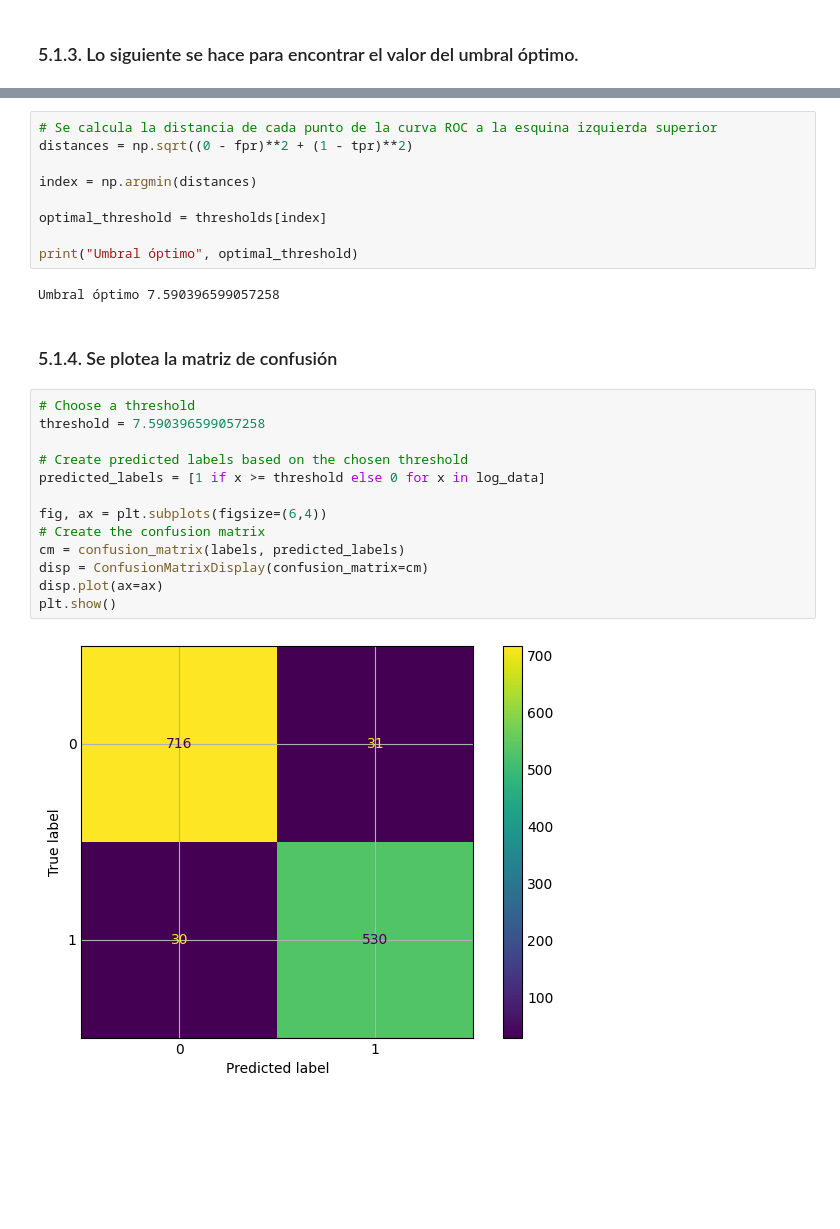
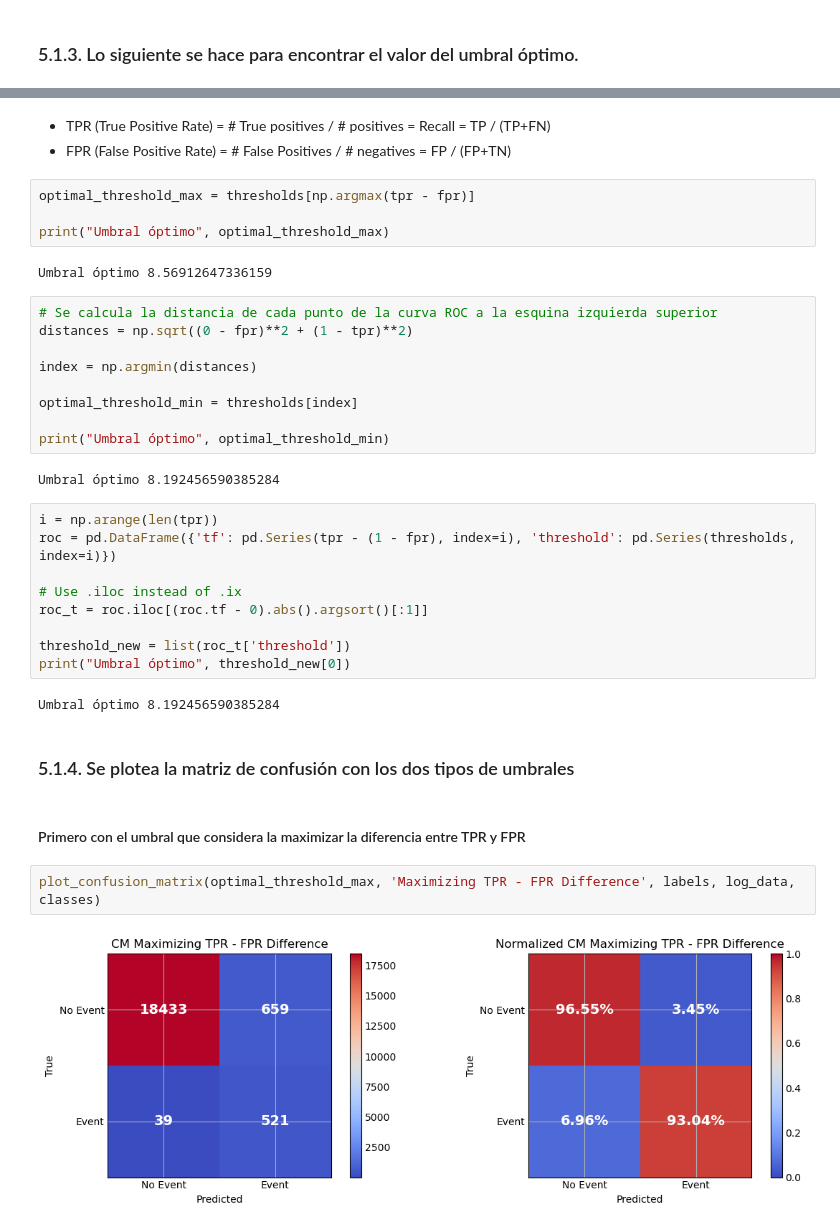
Before and after one commit to simonvidal99/Trigger, a Jupyter notebook: energy.ipynb, the cells around one changed output, grey strips where cells are left out. Cells and saved outputs as stored; diff of their text form; blank space fills up the shorter version.

```diff
--- a/energy.ipynb
+++ b/energy.ipynb
@@ -516,28 +576,39 @@ plt.show()
+# %% [markdown]
+- TPR (True Positive Rate) = # True positives / # positives = Recall = TP / (TP+FN)
+- FPR (False Positive Rate) = # False Positives / # negatives = FP / (FP+TN)
+# %%
+optimal_threshold_max = thresholds[np.argmax(tpr - fpr)]
+
+print("Umbral óptimo", optimal_threshold_max)
+# %% [output]
+Umbral óptimo 8.56912647336159
 # %%
 # Se calcula la distancia de cada punto de la curva ROC a la esquina izquierda superior
 distances = np.sqrt((0 - fpr)**2 + (1 - tpr)**2)
 
 index = np.argmin(distances)
 
-optimal_threshold = thresholds[index]
+optimal_threshold_min = thresholds[index]
 
-print("Umbral óptimo", optimal_threshold)
+print("Umbral óptimo", optimal_threshold_min)
 # %% [output]
-Umbral óptimo 7.590396599057258
+Umbral óptimo 8.192456590385284
+# %%
+i = np.arange(len(tpr))
+roc = pd.DataFrame({'tf': pd.Series(tpr - (1 - fpr), index=i), 'threshold': pd.Series(thresholds, index=i)})
+
+# Use .iloc instead of .ix
+roc_t = roc.iloc[(roc.tf - 0).abs().argsort()[:1]]
+
+threshold_new = list(roc_t['threshold'])
+print("Umbral óptimo", threshold_new[0])
+# %% [output]
+Umbral óptimo 8.192456590385284
 # %% [markdown]
-### 5.1.4. Se plotea la matriz de confusión
+### 5.1.4. Se plotea la matriz de confusión con los dos tipos de umbrales
-# %%
-# Choose a threshold
-threshold = 7.590396599057258
-
-# Create predicted labels based on the chosen threshold
-predicted_labels = [1 if x >= threshold else 0 for x in log_data]
-
-fig, ax = plt.subplots(figsize=(6,4))
-# Create the confusion matrix
-cm = confusion_matrix(labels, predicted_labels)
-disp = ConfusionMatrixDisplay(confusion_matrix=cm)
-disp.plot(ax=ax)
-plt.show()
-# %% [output]
-[figure, removed]
+# %% [markdown]
+#### Primero con el umbral que considera la maximizar la diferencia entre TPR y FPR
+# %%
+plot_confusion_matrix(optimal_threshold_max, 'Maximizing TPR - FPR Difference', labels, log_data, classes)
+# %% [output]
+[figure, added]
```
Also changed, not shown: parts of 34 cells of this notebook, 1 other file.
